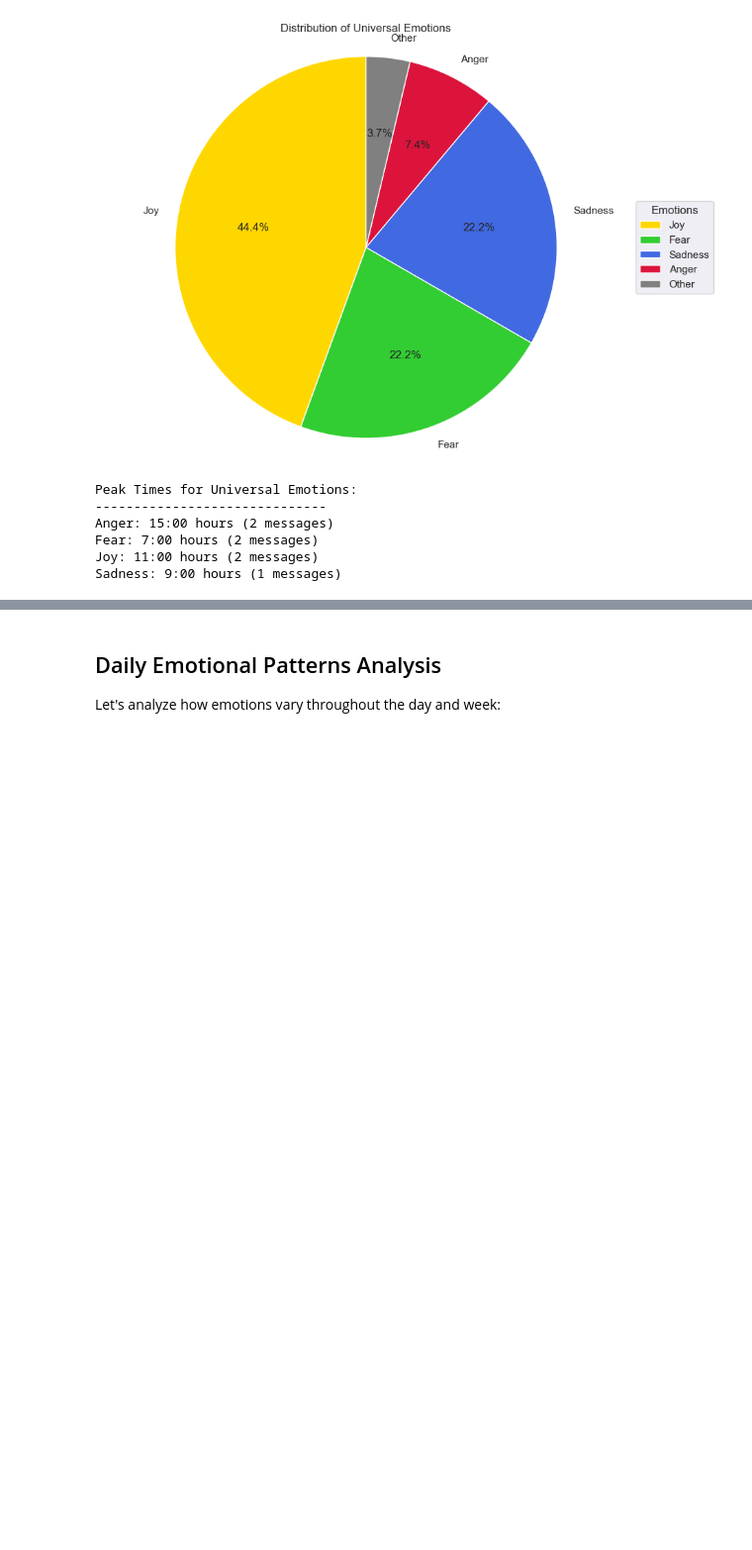
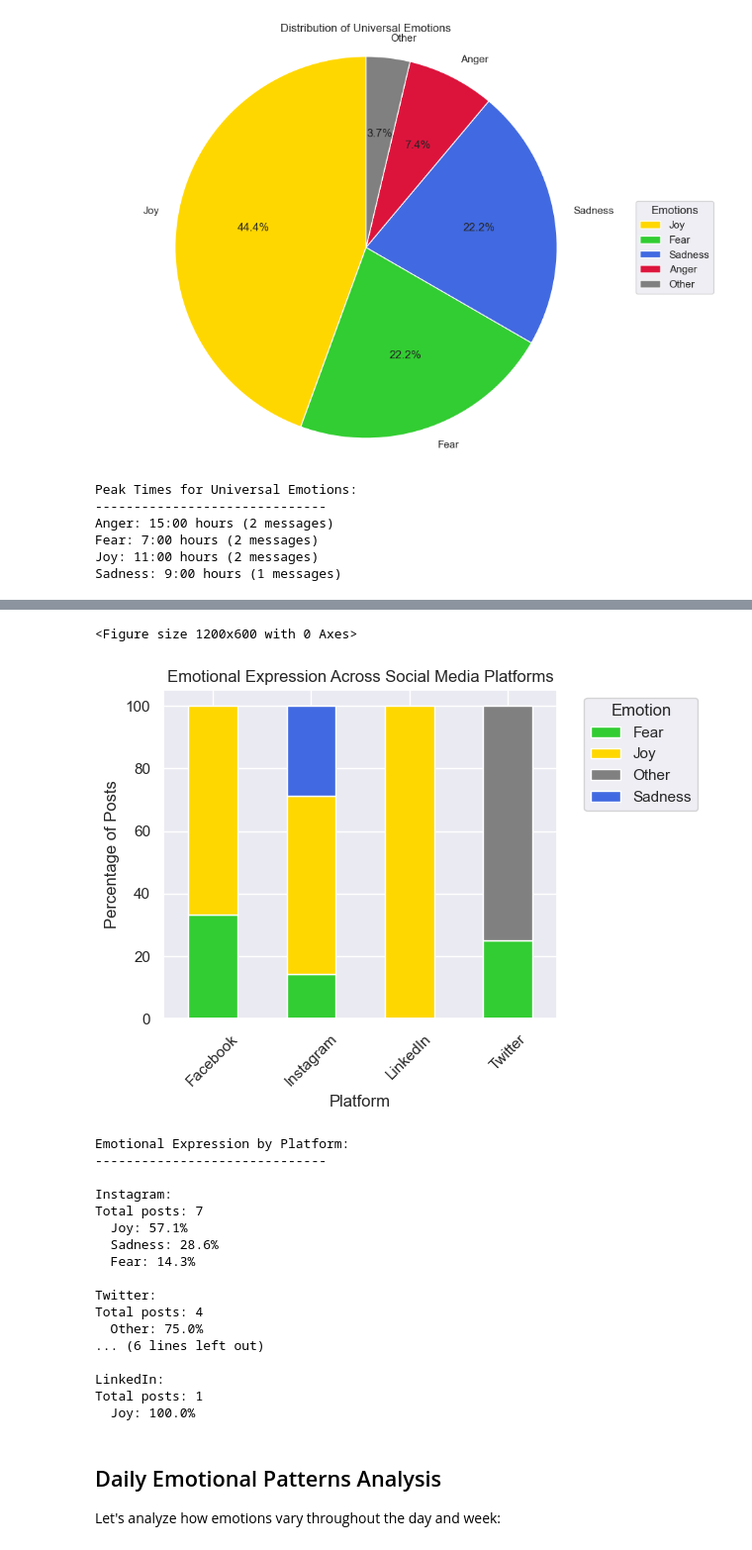
Before and after one commit to AmudaPalani/womens-digital-emotional-footprints, a Jupyter notebook: notebooks/personal_mental_health_analysis.ipynb, the cells around one changed output, grey strips where cells are left out. Shown at 99% size. Drawn from its saved outputs; the diff is of its cells as text; code cells hidden in the pictures; blank space fills up the shorter version.

```diff
--- a/notebooks/personal_mental_health_analysis.ipynb
+++ b/notebooks/personal_mental_health_analysis.ipynb
@@ -152,3 +206,55 @@ Sadness: 9:00 hours (1 messages)
+# %%
+# Analyze emotions across platforms
+social_df['universal_emotion'] = social_df['mood_logged'].apply(categorize_universal_emotion)
+
+# Create a comparison plot
+plt.figure(figsize=(12, 6))
+
+# Calculate emotion distribution for each platform
+platform_emotions = pd.crosstab(social_df['platform'], social_df['universal_emotion'], normalize='index') * 100
+
+# Plot
+platform_emotions.plot(kind='bar', stacked=True,
+                     color=[emotion_colors.get(emotion, '#808080') for emotion in platform_emotions.columns])
+plt.title('Emotional Expression Across Social Media Platforms')
+plt.xlabel('Platform')
+plt.ylabel('Percentage of Posts')
+plt.legend(title='Emotion', bbox_to_anchor=(1.05, 1))
+plt.xticks(rotation=45)
+plt.tight_layout()
+plt.show()
+
+# Print platform-specific insights
+print("\nEmotional Expression by Platform:")
+print("-" * 30)
+for platform in social_df['platform'].unique():
+    platform_data = social_df[social_df['platform'] == platform]
+    print(f"\n{platform}:")
+    print(f"Total posts: {len(platform_data)}")
+    emotion_counts = platform_data['universal_emotion'].value_counts()
+    for emotion, count in emotion_counts.items():
+        percentage = (count / len(platform_data)) * 100
+        print(f"  {emotion}: {percentage:.1f}%")
+# %% [output]
+<Figure size 1200x600 with 0 Axes>
+[figure, added]
+Emotional Expression by Platform:
+------------------------------
+
+Instagram:
+Total posts: 7
+  Joy: 57.1%
+  Sadness: 28.6%
+  Fear: 14.3%
+
+Twitter:
+Total posts: 4
+  Other: 75.0%
+... (6 lines left out)
+
+LinkedIn:
+Total posts: 1
+  Joy: 100.0%
 # %% [markdown]
 ## Daily Emotional Patterns Analysis
 
```
Also changed, not shown: parts of 4 cells of this notebook, 3 other files.
